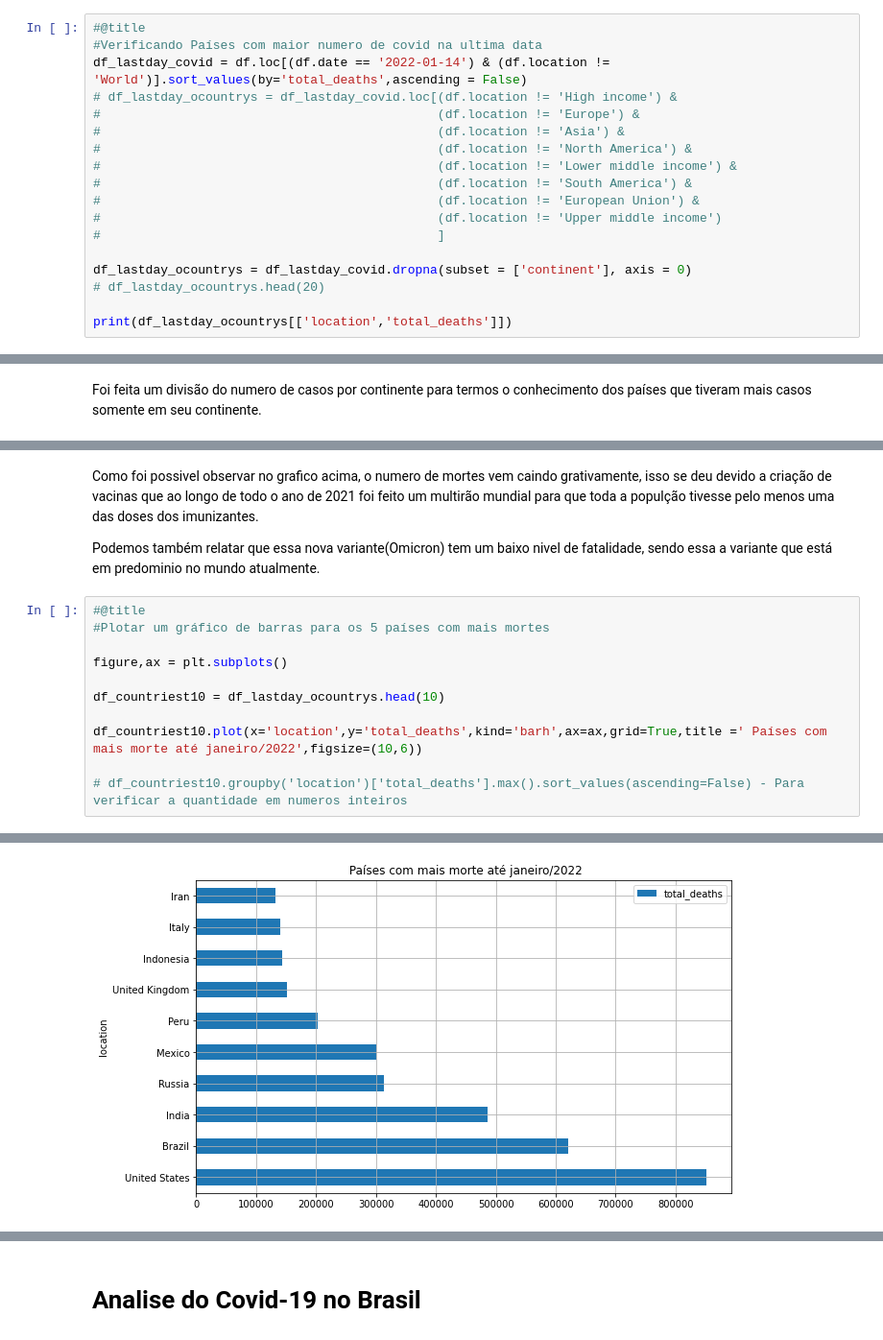
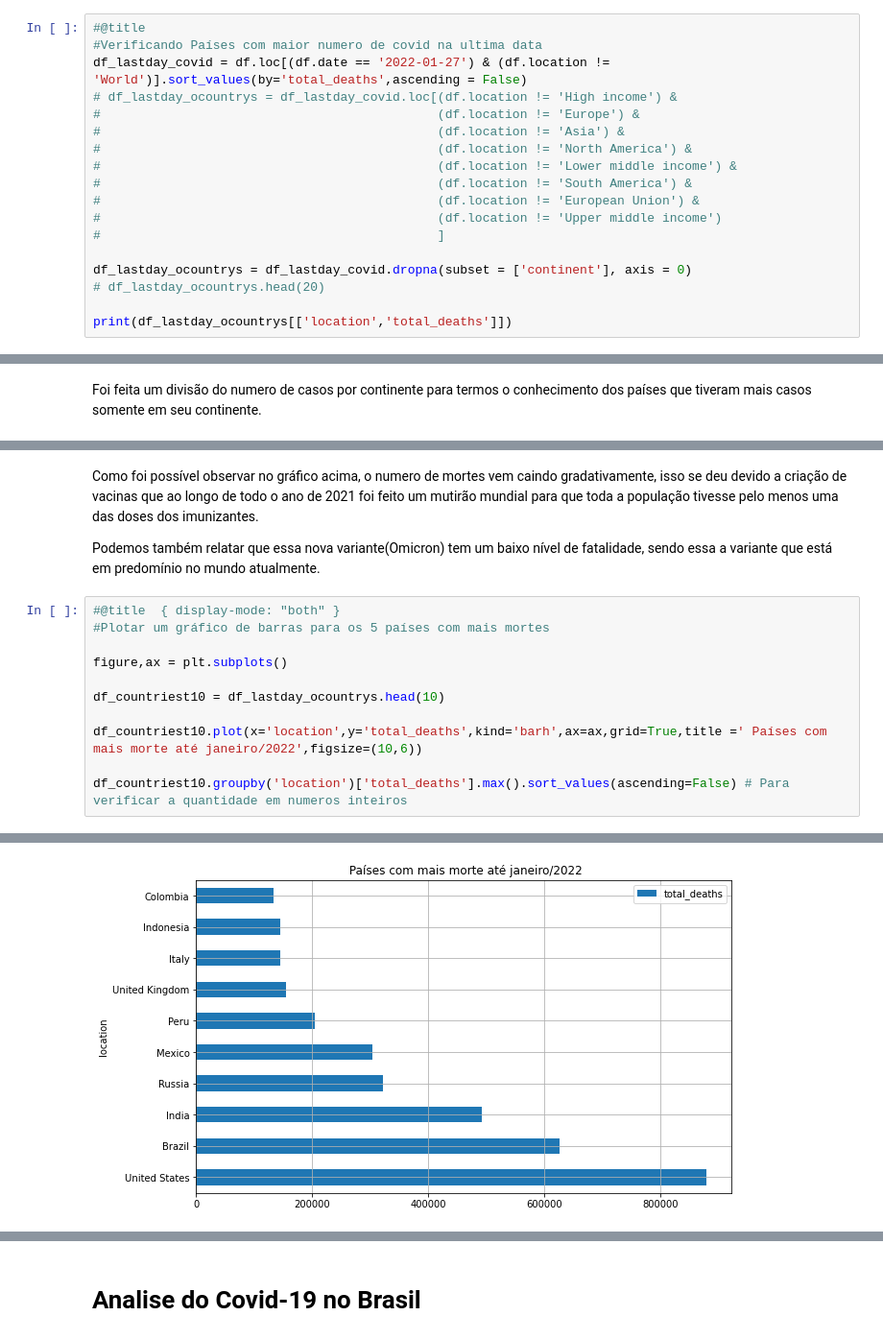
Before and after one commit to Lucas-Melo-A-S/Data_Science, a Jupyter notebook: Analise_do_Panorama_do_COVID_19_no_Brasil_Lucas_Melo.ipynb, the cells around one changed output, grey strips where cells are left out. Shown: that part at 96% size. Saved outputs shown, nothing was run; the diff lists cells and outputs as text.

```diff
--- a/Analise_do_Panorama_do_COVID_19_no_Brasil_Lucas_Melo.ipynb
+++ b/Analise_do_Panorama_do_COVID_19_no_Brasil_Lucas_Melo.ipynb
@@ -221,7 +225,7 @@ Length: 67, dtype: float64
 # %%
 #@title
 #Verificando Países com maior numero de covid na ultima data
-df_lastday_covid = df.loc[(df.date == '2022-01-14') & (df.location != 'World')].sort_values(by='total_deaths',ascending = False)
+df_lastday_covid = df.loc[(df.date == '2022-01-27') & (df.location != 'World')].sort_values(by='total_deaths',ascending = False)
 # df_lastday_ocountrys = df_lastday_covid.loc[(df.location != 'High income') &
 #                                             (df.location != 'Europe') &
 #                                             (df.location != 'Asia') &
@@ -374,9 +376,9 @@ plt.legend()
 # %% [markdown]
-Como foi possivel observar no grafico acima, o numero de mortes vem caindo grativamente, isso se deu devido a criação de vacinas que ao longo de todo o ano de 2021 foi feito um multirão mundial para que toda a populção tivesse pelo menos uma das doses dos imunizantes.
+Como foi possível observar no gráfico acima, o numero de mortes vem caindo gradativamente, isso se deu devido a criação de vacinas que ao longo de todo o ano de 2021 foi feito um mutirão mundial para que toda a população tivesse pelo menos uma das doses dos imunizantes.
 
-Podemos também relatar que essa nova variante(Omicron) tem um baixo nivel de fatalidade, sendo essa a variante que está em predominio no mundo atualmente.
+Podemos também relatar que essa nova variante(Omicron) tem um baixo nível de fatalidade, sendo essa a variante que está em predomínio no mundo atualmente.
 # %%
-#@title
+#@title  { display-mode: "both" }
 #Plotar um gráfico de barras para os 5 países com mais mortes
 
 figure,ax = plt.subplots()
@@ -385,5 +387,5 @@ df_countriest10 = df_lastday_ocountrys.head(10)
 
 df_countriest10.plot(x='location',y='total_deaths',kind='barh',ax=ax,grid=True,title =' Países com mais morte até janeiro/2022',figsize=(10,6))
 
-# df_countriest10.groupby('location')['total_deaths'].max().sort_values(ascending=False) - Para verificar a quantidade em numeros inteiros
+df_countriest10.groupby('location')['total_deaths'].max().sort_values(ascending=False) # Para verificar a quantidade em numeros inteiros
 # %% [output]
@@ -391,2 +404,2 @@ df_countriest10.plot(x='location',y='total_deaths',kind='barh',ax=ax,grid=True,t
-[figure, old version]
+[figure, new version]
 # %% [markdown]
```
Also changed, not shown: parts of 34 cells of this notebook.
